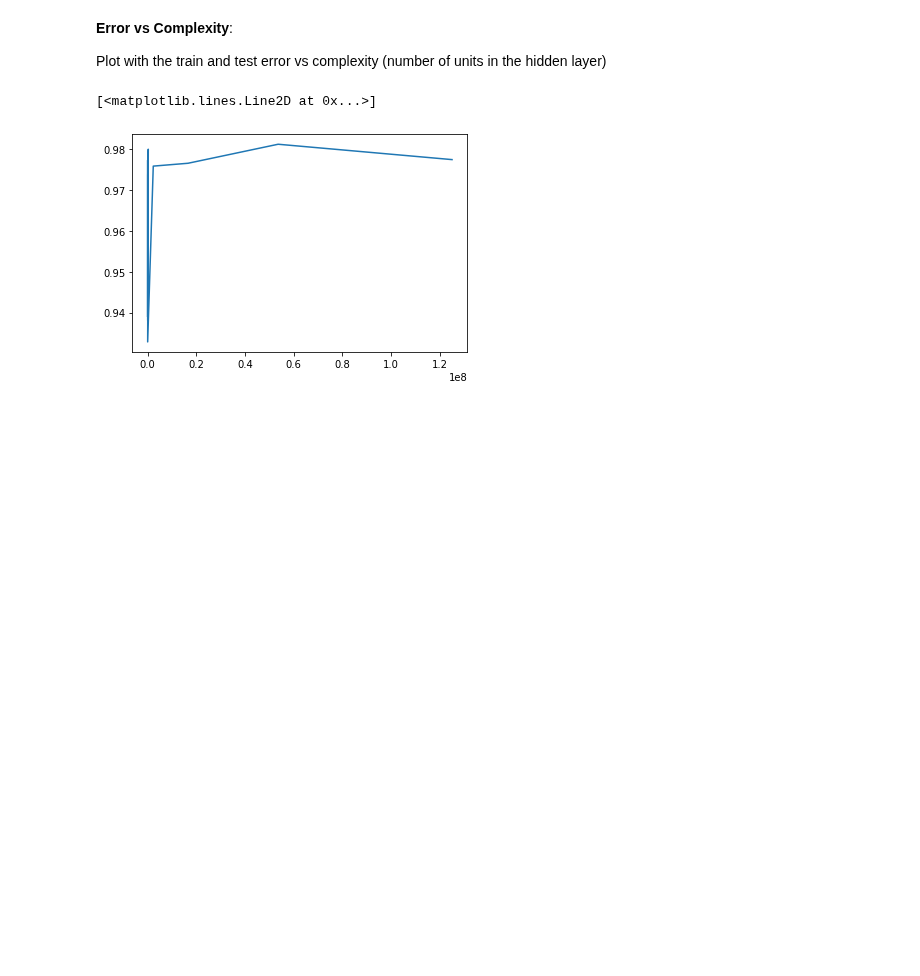
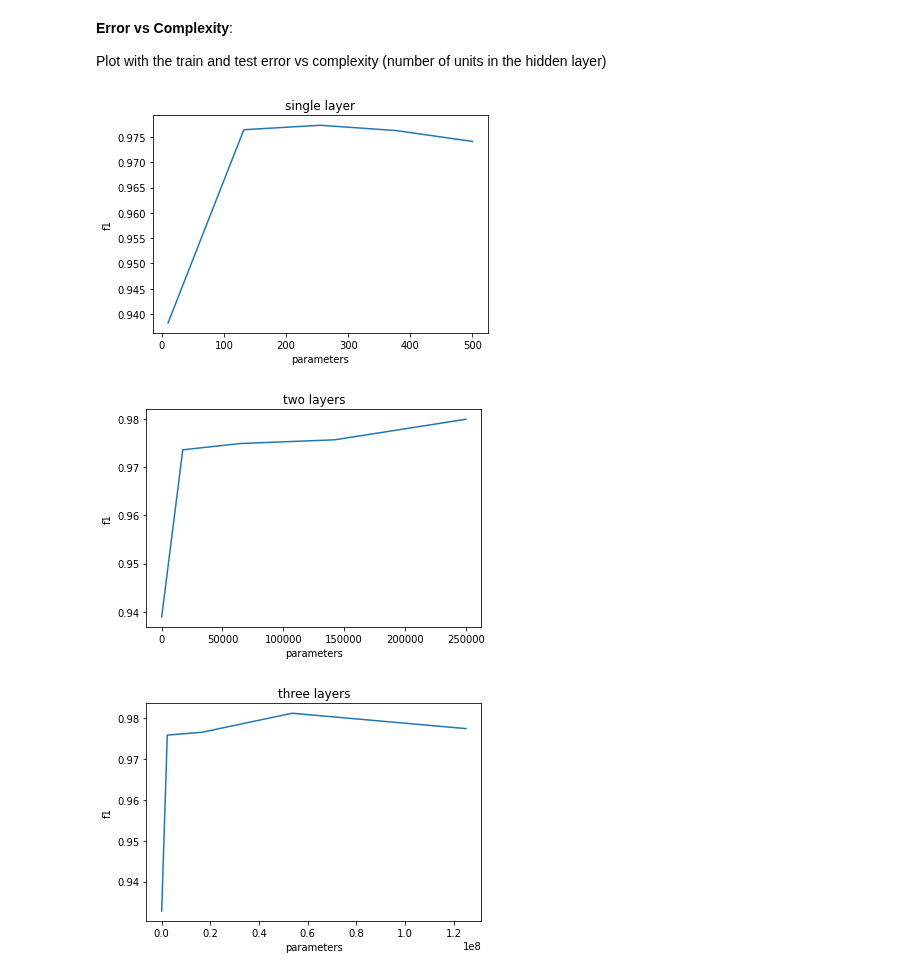
Before and after one commit to FabianGroeger96/mse-deep-learning, a Jupyter notebook: SW04/model_selection_stud.ipynb, the cells around one changed output. Saved outputs shown, nothing was run; the diff lists cells and outputs as text; code cells hidden in the pictures; blank space fills up the shorter version.

```diff
--- a/SW04/model_selection_stud.ipynb
+++ b/SW04/model_selection_stud.ipynb
@@ -552,17 +570,33 @@ best params are (64, 0.001, 100, 0) with f1 of 0.9774444616853003
 __Error vs Complexity__:
 
 Plot with the train and test error vs complexity (number of units in the hidden layer)
-# %%
-### START YOUR CODE ###
-
-
-plt.plot([np.prod(y) for y in hidden_layer_sizes], f1s)
-
-
-### END YOUR CODE ###
-# %% [output]
-[<matplotlib.lines.Line2D at 0x...>]
-[figure, removed]
+# %%
+### START YOUR CODE ###
+
+
+plt.title("single layer")
+plt.plot([np.prod(y) for y in hidden_layer_sizes][:5], f1s[:5])
+plt.xlabel("parameters")
+plt.ylabel("f1")
+plt.show()
+
+plt.title("two layers")
+plt.plot([np.prod(y) for y in hidden_layer_sizes][5:10], f1s[5:10])
+plt.xlabel("parameters")
+plt.ylabel("f1")
+plt.show()
+
+plt.title("three layers")
+plt.plot([np.prod(y) for y in hidden_layer_sizes][10:], f1s[10:])
+plt.xlabel("parameters")
+plt.ylabel("f1")
+plt.show()
+
+### END YOUR CODE ###
+# %% [output]
+[figure, added]
+[figure, added]
+[figure, added]
 # %%
 cls = MLPClassifier(
     hidden_layer_sizes=(377, 377, 377),
```
Also changed, not shown: parts of 7 cells of this notebook, 2 other files.
